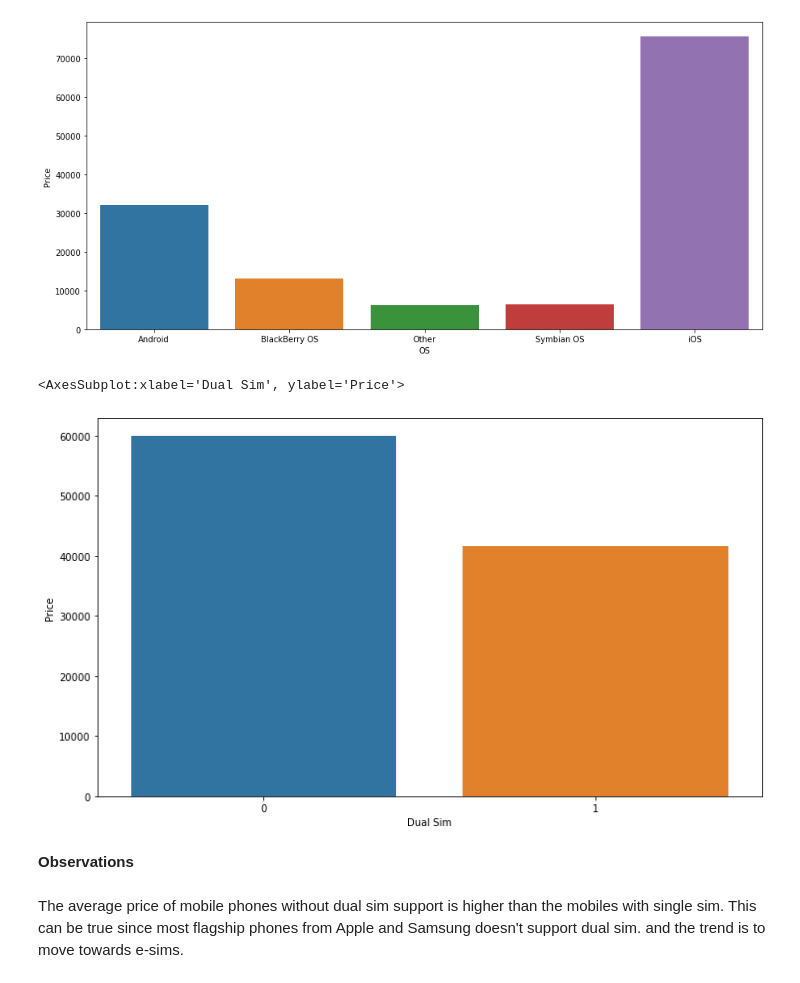
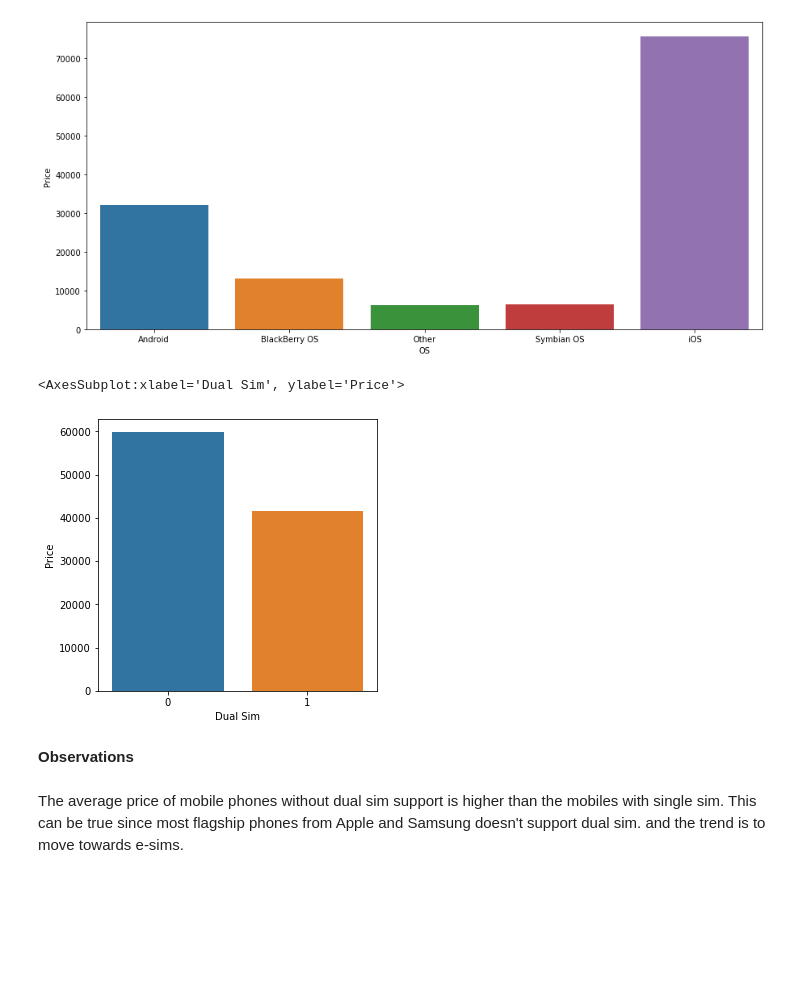
Before and after one commit to RaveenP-glitch/MScIT218785J, a Jupyter notebook: Data Preprocessing.ipynb, the cells around one changed output. Saved outputs shown, nothing was run; the diff lists cells and outputs as text; code cells hidden in the pictures; blank space fills up the shorter version.

```diff
--- a/Data Preprocessing.ipynb
+++ b/Data Preprocessing.ipynb
@@ -459,17 +494,17 @@ sns.barplot(
 <AxesSubplot:xlabel='OS', ylabel='Price'>
 [figure]
 # %%
-plt.figure(figsize=(12,7))
+plt.figure(figsize=(5,5))
 sns.barplot(
     x=df["Dual Sim"],
     y=df["Price"],
     ci=False,
     order=df.groupby("Dual Sim").mean()["Price"].index,
     linewidth=1
 )
 # %% [output]
 <AxesSubplot:xlabel='Dual Sim', ylabel='Price'>
-[figure, old version]
+[figure, new version]
 # %% [markdown]
 <b>Observations</b><br><br>
 The average price of mobile phones without dual sim support is higher than the mobiles with single sim.
```
Also changed, not shown: parts of 15 cells of this notebook, 10 other files.
